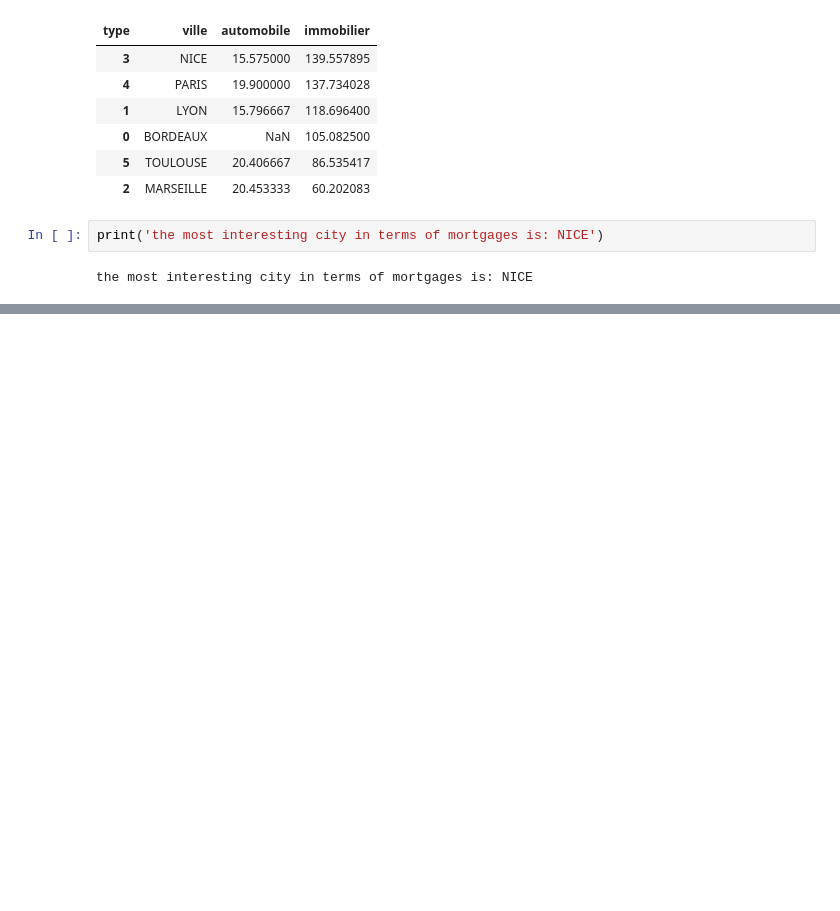
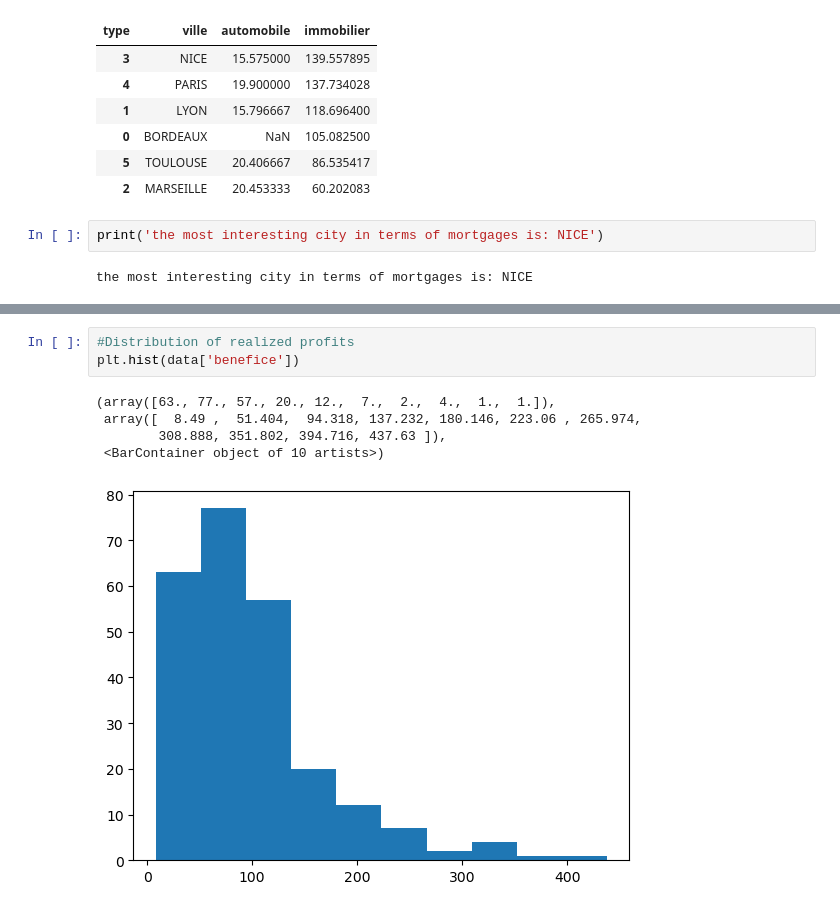
Before and after one commit to dmaiga/real_estate_loans, a Jupyter notebook: asset/Script/Prets_immobilier.ipynb, the cells around one changed output, grey strips where cells are left out. Cells and saved outputs as stored; diff of their text form; blank space fills up the shorter version.

```diff
--- a/asset/Script/Prets_immobilier.ipynb
+++ b/asset/Script/Prets_immobilier.ipynb
@@ -211,0 +248,9 @@ the most interesting city in terms of mortgages is: NICE
+# %%
+#Distribution of realized profits
+plt.hist(data['benefice'])
+# %% [output]
+(array([63., 77., 57., 20., 12.,  7.,  2.,  4.,  1.,  1.]),
+ array([  8.49 ,  51.404,  94.318, 137.232, 180.146, 223.06 , 265.974,
+        308.888, 351.802, 394.716, 437.63 ]),
+ <BarContainer object of 10 artists>)
+[figure, added]
```
Also changed, not shown: parts of 8 cells of this notebook.
